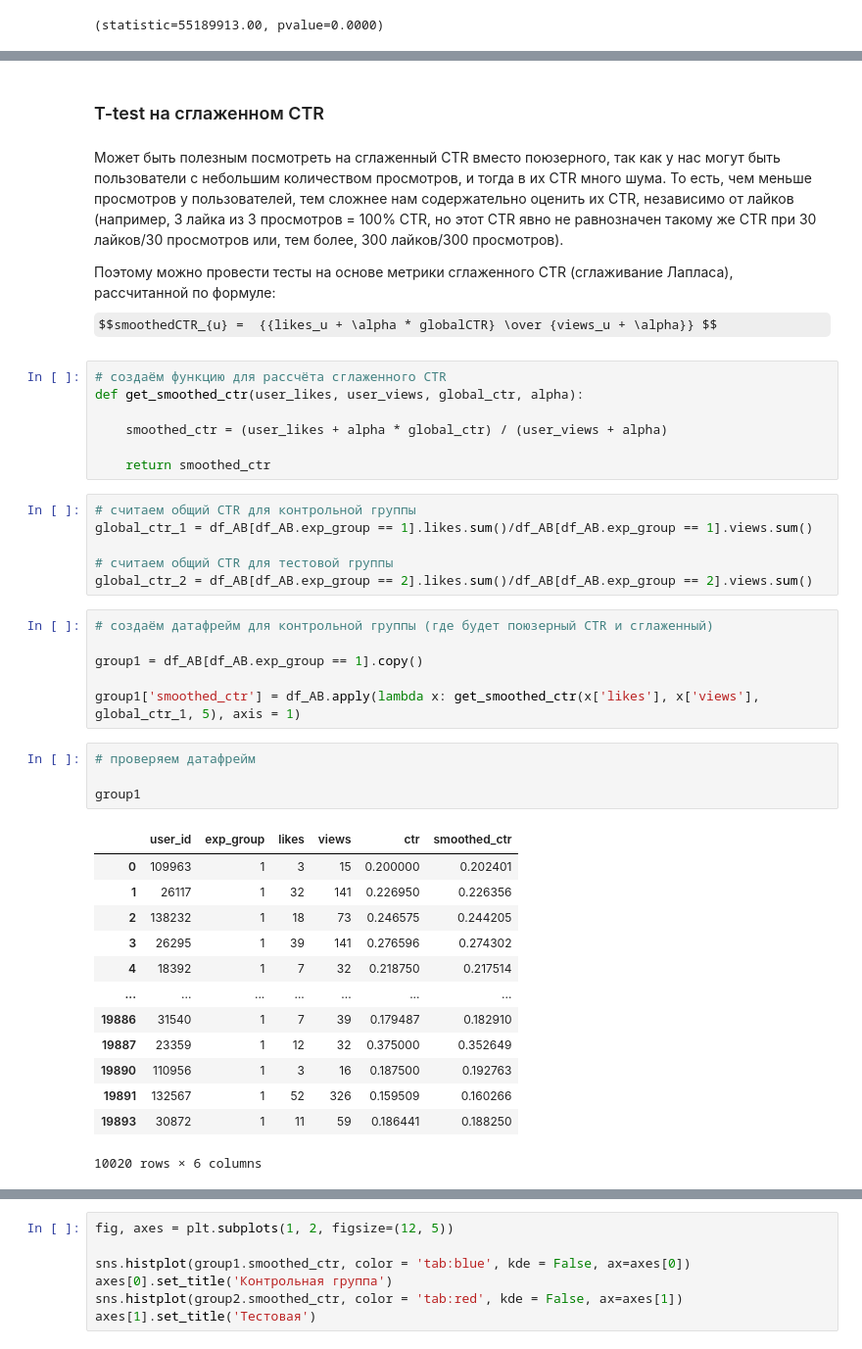
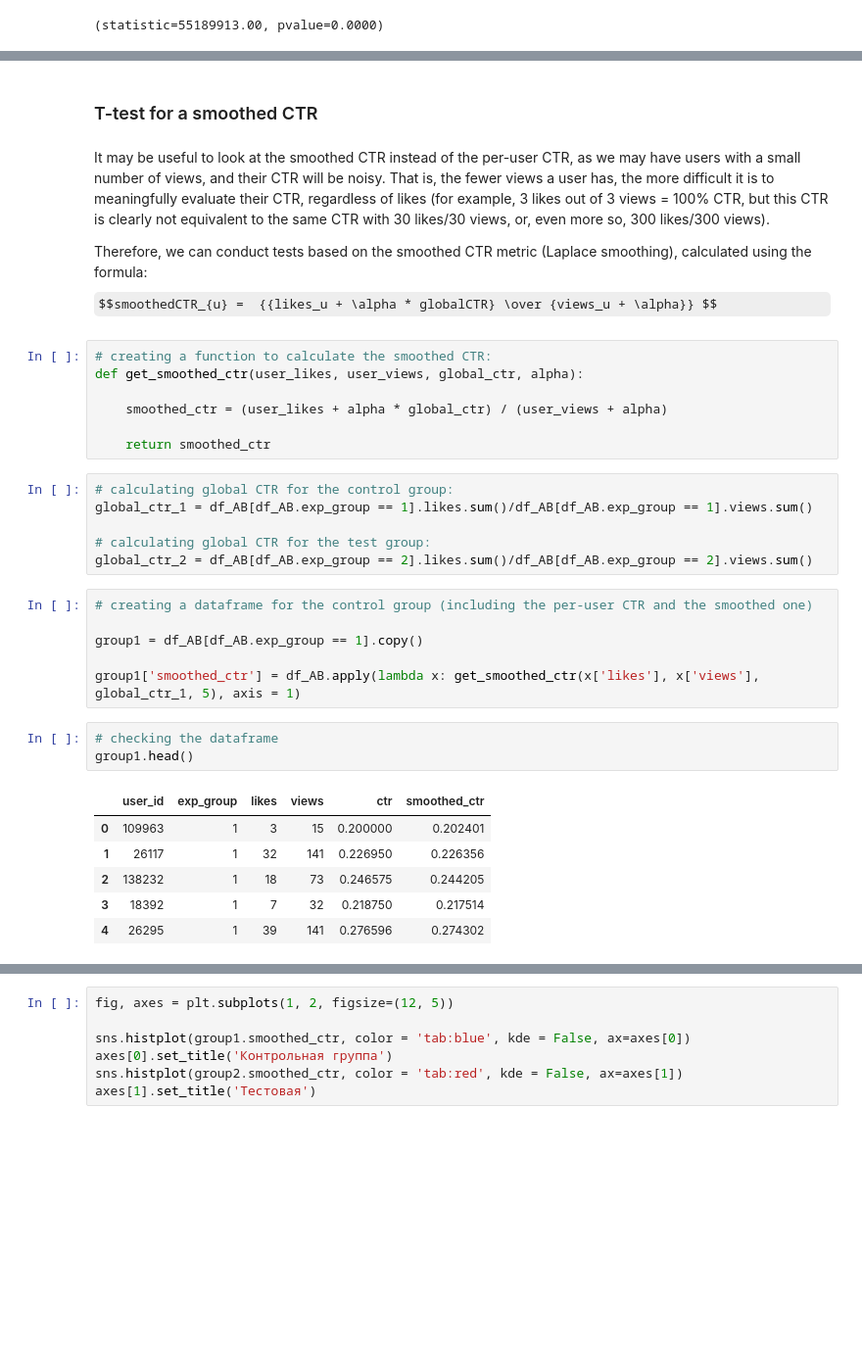
Before and after one commit to TatianaTkacheva/ab_tests, a Jupyter notebook: ctr_ab_test/ctr_analysis.ipynb, the cells around one changed output, grey strips where cells are left out. Shown at 98% size. Saved outputs shown, nothing was run; the diff lists cells and outputs as text; some formulas as TeX source; blank space fills up the shorter version.

```diff
--- a/ctr_ab_test/ctr_analysis.ipynb
+++ b/ctr_ab_test/ctr_analysis.ipynb
@@ -188,44 +186,37 @@ print(f"(statistic={mann_result_AB.statistic:.2f}, pvalue={mann_result_AB.pvalue
 # %% [markdown]
-### T-test на сглаженном CTR
+### T-test for a smoothed CTR
 # %% [markdown]
-Может быть полезным посмотреть на сглаженный CTR вместо поюзерного, так как у нас могут быть пользователи с небольшим количеством просмотров, и тогда в их CTR много шума. То есть, чем меньше просмотров у пользователей, тем сложнее нам содержательно оценить их CTR, независимо от лайков (например, 3 лайка из 3 просмотров = 100% CTR, но этот CTR явно не равнозначен такому же CTR при 30 лайков/30 просмотров или, тем более, 300 лайков/300 просмотров).
+It may be useful to look at the smoothed CTR instead of the per-user CTR, as we may have users with a small number of views, and their CTR will be noisy. That is, the fewer views a user has, the more difficult it is to meaningfully evaluate their CTR, regardless of likes (for example, 3 likes out of 3 views = 100% CTR, but this CTR is clearly not equivalent to the same CTR with 30 likes/30 views, or, even more so, 300 likes/300 views).
 
-Поэтому можно провести тесты на основе метрики сглаженного CTR (сглаживание Лапласа), рассчитанной по формуле: $$smoothedCTR_{u} =  {{likes_u + \alpha * globalCTR} \over {views_u + \alpha}} $$
+Therefore, we can conduct tests based on the smoothed CTR metric (Laplace smoothing), calculated using the formula:
+$$smoothedCTR_{u} =  {{likes_u + \alpha * globalCTR} \over {views_u + \alpha}} $$
 # %%
-# создаём функцию для рассчёта сглаженного CTR
+# creating a function to calculate the smoothed CTR:
 def get_smoothed_ctr(user_likes, user_views, global_ctr, alpha):
 
     smoothed_ctr = (user_likes + alpha * global_ctr) / (user_views + alpha)
 
     return smoothed_ctr
 # %%
-# считаем общий CTR для контрольной группы
+# calculating global CTR for the control group:
 global_ctr_1 = df_AB[df_AB.exp_group == 1].likes.sum()/df_AB[df_AB.exp_group == 1].views.sum()
 
-# считаем общий CTR для тестовой группы
+# calculating global CTR for the test group:
 global_ctr_2 = df_AB[df_AB.exp_group == 2].likes.sum()/df_AB[df_AB.exp_group == 2].views.sum()
 # %%
-# создаём датафрейм для контрольной группы (где будет поюзерный CTR и сглаженный)
+# creating a dataframe for the control group (including the per-user CTR and the smoothed one)
 
 group1 = df_AB[df_AB.exp_group == 1].copy()
 
 group1['smoothed_ctr'] = df_AB.apply(lambda x: get_smoothed_ctr(x['likes'], x['views'], global_ctr_1, 5), axis = 1)
 # %%
-# проверяем датафрейм
-
-group1
+# checking the dataframe
+group1.head()
 # %% [output]
 |  | user_id | exp_group | likes | views | ctr | smoothed_ctr |
 | 0 | 109963 | 1 | 3 | 15 | 0.200000 | 0.202401 |
 | 1 | 26117 | 1 | 32 | 141 | 0.226950 | 0.226356 |
 | 2 | 138232 | 1 | 18 | 73 | 0.246575 | 0.244205 |
-| 3 | 26295 | 1 | 39 | 141 | 0.276596 | 0.274302 |
-| 4 | 18392 | 1 | 7 | 32 | 0.218750 | 0.217514 |
-| ... | ... | ... | ... | ... | ... | ... |
-| 19886 | 31540 | 1 | 7 | 39 | 0.179487 | 0.182910 |
-| 19887 | 23359 | 1 | 12 | 32 | 0.375000 | 0.352649 |
-| 19890 | 110956 | 1 | 3 | 16 | 0.187500 | 0.192763 |
-| 19891 | 132567 | 1 | 52 | 326 | 0.159509 | 0.160266 |
-| 19893 | 30872 | 1 | 11 | 59 | 0.186441 | 0.188250 |
+| 3 | 18392 | 1 | 7 | 32 | 0.218750 | 0.217514 |
+| 4 | 26295 | 1 | 39 | 141 | 0.276596 | 0.274302 |
-10020 rows × 6 columns
 # %%
```
Also changed, not shown: parts of 49 cells of this notebook.
